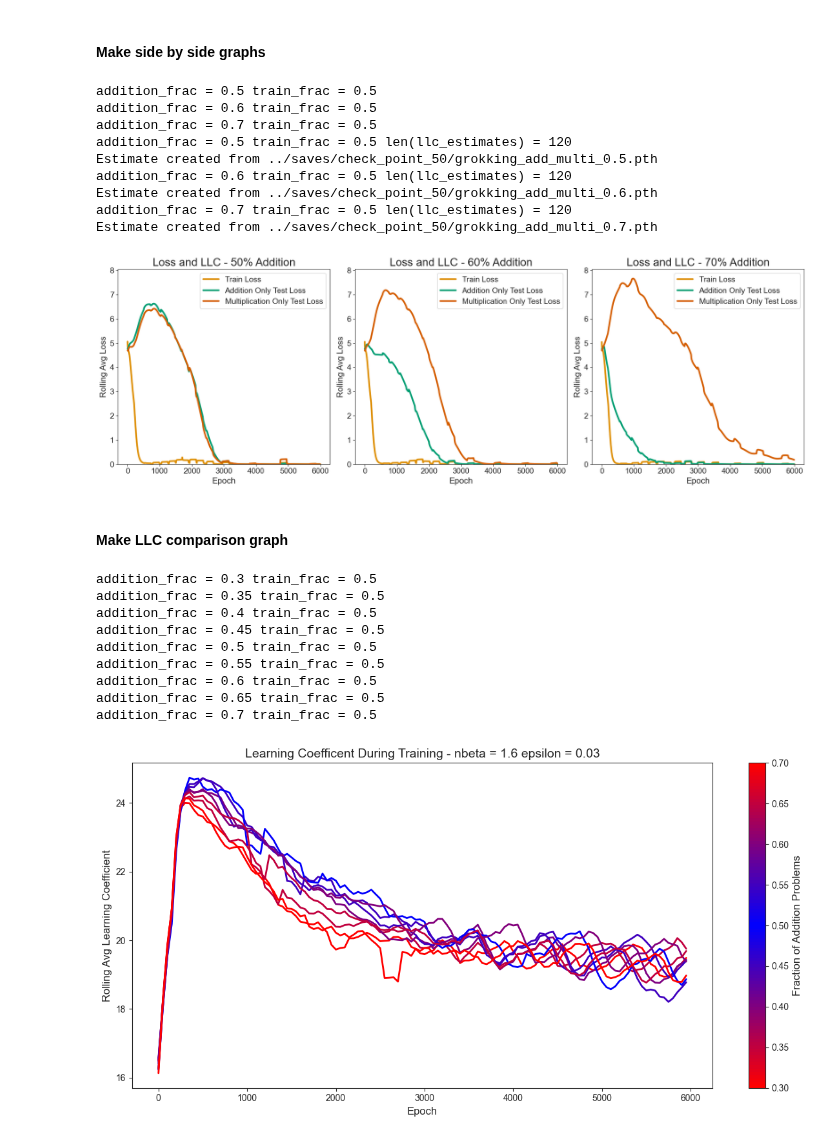
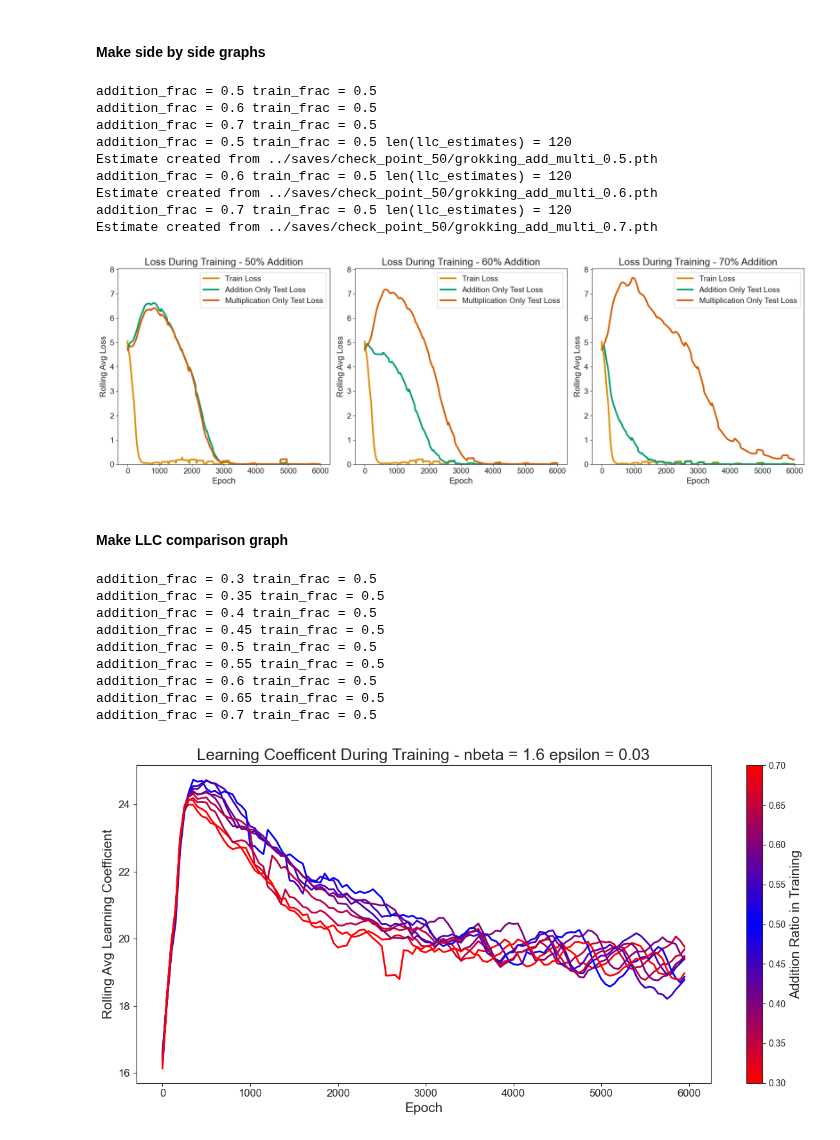
Before and after one commit to james-sullivan/ArithmeticTransformer, a Jupyter notebook: src/Graphs.ipynb, the cells around one changed output. Saved outputs shown, nothing was run; the diff lists cells and outputs as text; code cells hidden in the pictures.

Commit message:
Updates graphs

```diff
--- a/src/Graphs.ipynb
+++ b/src/Graphs.ipynb
@@ -235,7 +235,7 @@ def create_plot(ax, data, max_loss):
     # Customize the plot
     ax.set_xlabel('Epoch', fontsize=15)
     ax.set_ylabel('Rolling Avg Loss', fontsize=15)
-    ax.set_title(f"Loss and LLC - {addition_frac*100:.0f}% Addition", fontsize=20)
+    ax.set_title(f"Loss During Training - {addition_frac*100:.0f}% Addition", fontsize=18)
 
     # Set y-axis limit
     ax.set_ylim(0, max_loss)
@@ -263,7 +263,7 @@ addition_frac = 0.6 train_frac = 0.5 len(llc_estimates) = 120
 Estimate created from ../saves/check_point_50/grokking_add_multi_0.6.pth
 addition_frac = 0.7 train_frac = 0.5 len(llc_estimates) = 120
 Estimate created from ../saves/check_point_50/grokking_add_multi_0.7.pth
-[figure, old version]
+[figure, new version]
 # %% [markdown]
 #### Make LLC comparison graph
 # %%
@@ -307,35 +307,36 @@ sm.set_array([])
 
 # Plot llc_estimates_avg lines with different shades
 for data in data_list:
     llc_estimates_avg = data['llc_estimates_avg']
     addition_frac = data['addition_frac']
     lc_epochs_x = data['lc_epochs_x']
     nbeta = data['nbeta']
     epsilon = data['lr']
 
     color = cmap(norm(addition_frac))
     ax1.plot(lc_epochs_x, llc_estimates_avg, color=color, label=f'Addition Frac: {addition_frac:.2f}', linewidth=2)
 
 # Customize the plot
-ax1.set_xlabel('Epoch', fontsize=12)
-ax1.set_ylabel('Rolling Avg Learning Coefficient', fontsize=12)
-plt.title(f'Learning Coefficent During Training - nbeta = {nbeta} epsilon = {epsilon}', fontsize=14)
+ax1.set_xlabel('Epoch', fontsize=15)
+ax1.set_ylabel('Rolling Avg Learning Coefficient', fontsize=15)
+ax1.tick_params(axis='both', which='major', labelsize=12)
+plt.title(f'Learning Coefficent During Training - nbeta = {nbeta} epsilon = {epsilon}', fontsize=18)
 
 # Create a vertical legend
 cbar = plt.colorbar(sm, ax=ax1, orientation='vertical')
-cbar.set_label('Fraction of Addition Problems', fontsize=12)
+cbar.set_label('Addition Ratio in Training', fontsize=15)
 
 plt.savefig(f'../graphs/llc_during_training_all.png', format='png', dpi=300)
 plt.tight_layout()
 plt.show()
 # %% [output]
 addition_frac = 0.3 train_frac = 0.5
 addition_frac = 0.35 train_frac = 0.5
 addition_frac = 0.4 train_frac = 0.5
 addition_frac = 0.45 train_frac = 0.5
 addition_frac = 0.5 train_frac = 0.5
 addition_frac = 0.55 train_frac = 0.5
 addition_frac = 0.6 train_frac = 0.5
 addition_frac = 0.65 train_frac = 0.5
 addition_frac = 0.7 train_frac = 0.5
-[figure, old version]
+[figure, new version]
```
Also changed, not shown: 3 other files.
